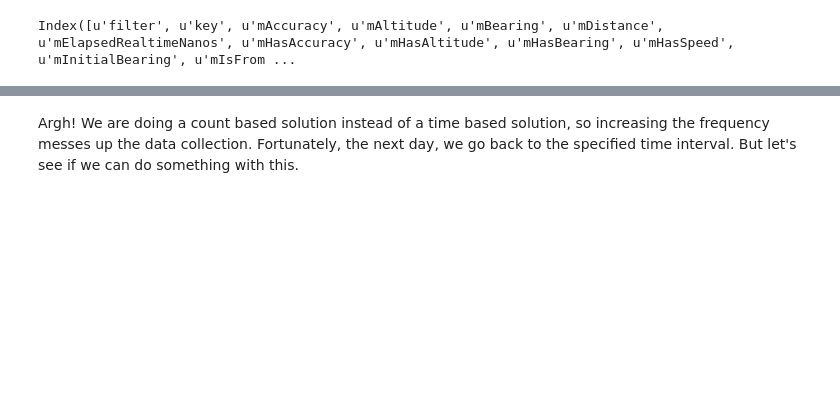
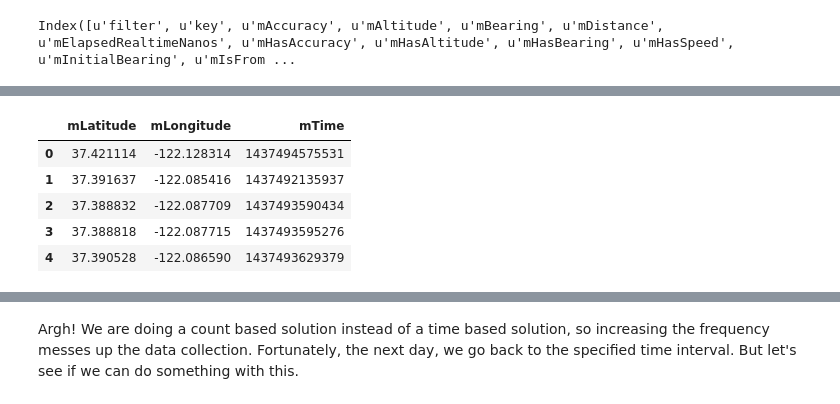
Before and after one commit to e-mission/e-mission-server, a Jupyter notebook: emission/analysis/notebooks/Compare filters all inline code.ipynb, the cells around one changed output, grey strips where cells are left out. Saved outputs shown, nothing was run; the diff lists cells and outputs as text; code cells hidden in the pictures; blank space fills up the shorter version.

Commit message:
Notebook that compares various filters for cleaning the data
This was the first version that hardcoded a lot of the analysis

```diff
--- a/emission/analysis/notebooks/Compare filters all inline code.ipynb
+++ b/emission/analysis/notebooks/Compare filters all inline code.ipynb
@@ -329,6 +324,15 @@ my_dist_filter_full_entries = list(get_usercache_db().find({"user_id": UUID('076
 my_dist_filter_merged_entries = [dict(entry["metadata"].items() + entry["data"].items()) for entry in my_dist_filter_full_entries]
 # %%
 dist_filter_df = pd.DataFrame(my_dist_filter_merged_entries)
+# %%
+dist_filter_df[["mLatitude", "mLongitude", "mTime"]].head()
+# %% [output]
+|  | mLatitude | mLongitude | mTime |
+| 0 | 37.421114 | -122.128314 | 1437494575531 |
+| 1 | 37.391637 | -122.085416 | 1437492135937 |
+| 2 | 37.388832 | -122.087709 | 1437493590434 |
+| 3 | 37.388818 | -122.087715 | 1437493595276 |
+| 4 | 37.390528 | -122.086590 | 1437493629379 |
 # %%
 dist_filter_df.mAccuracy.quantile(0.90), dist_filter_df.mAccuracy.quantile(0.95), dist_filter_df.mAccuracy.max()
 # %% [output]
```
Also changed, not shown: parts of 46 cells of this notebook.
